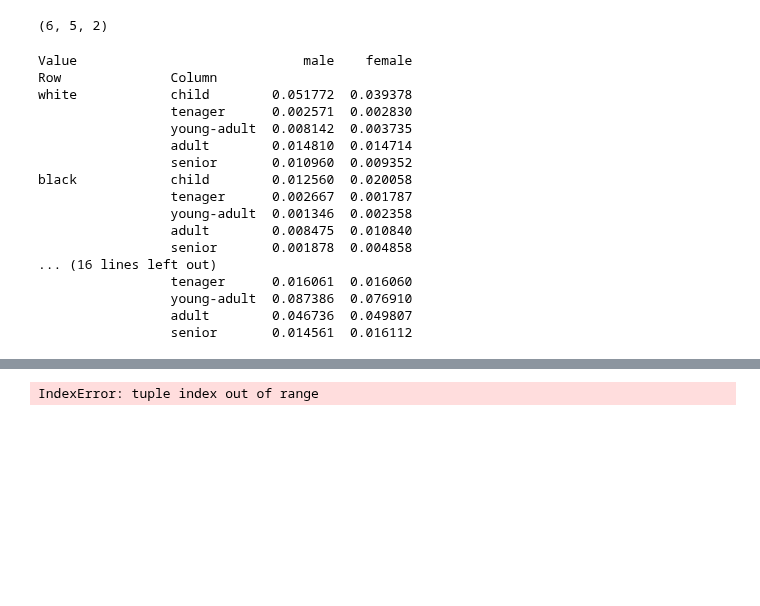
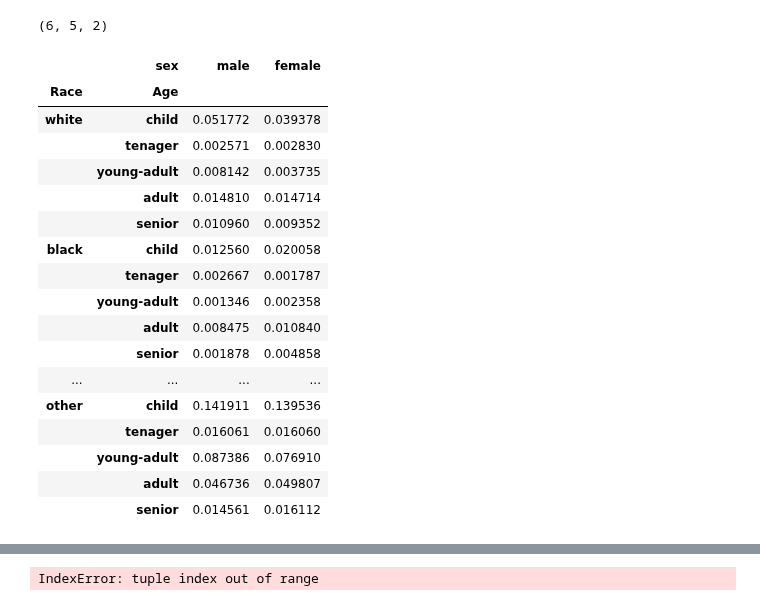
Before and after one commit to abuudarda/synthetic-population-simulation, a Jupyter notebook: Multidimensional_IPF_1.ipynb, the cells around one changed output, grey strips where cells are left out. Drawn from its saved outputs; the diff is of its cells as text; code cells hidden in the pictures; blank space fills up the shorter version.

```diff
--- a/Multidimensional_IPF_1.ipynb
+++ b/Multidimensional_IPF_1.ipynb
@@ -461,40 +461,41 @@ ages=['child','tenager','young-adult','adult','senior']
 # %%
 import numpy as np
 import matplotlib.pyplot as plt
 from mpl_toolkits.mplot3d import Axes3D
 array_3d=w
 # Assuming you have a numpy array called 'data' with shape (6, 5, 2)
 # Replace 'data' with the actual name of your array
 column_names = ['male','female']
 
 # Create row and column index labels
 row_labels = ['white','black','native','asian','pacific-islander','other']
 column_labels = ['child','tenager','young-adult','adult','senior']
 
 # Create multi-index for rows and columns
-row_index = pd.MultiIndex.from_product([row_labels, column_labels], names=['Row', 'Column'])
-column_index = pd.MultiIndex.from_product([column_names], names=['Value'])
+row_index = pd.MultiIndex.from_product([row_labels, column_labels], names=['Race', 'Age'])
+column_index = pd.MultiIndex.from_product([column_names], names=['sex'])
 
 # Create DataFrame
 df = pd.DataFrame(array_3d.reshape((-1, array_3d.shape[2])), index=row_index, columns=column_index)
 
 # Display the DataFrame
 df
 # %% [output]
-Value                             male    female
-Row              Column
-white            child        0.051772  0.039378
-                 tenager      0.002571  0.002830
-                 young-adult  0.008142  0.003735
-                 adult        0.014810  0.014714
-                 senior       0.010960  0.009352
-black            child        0.012560  0.020058
-                 tenager      0.002667  0.001787
-                 young-adult  0.001346  0.002358
-                 adult        0.008475  0.010840
-                 senior       0.001878  0.004858
-... (16 lines left out)
-                 tenager      0.016061  0.016060
-                 young-adult  0.087386  0.076910
-                 adult        0.046736  0.049807
-                 senior       0.014561  0.016112
+|  | sex | male | female |
+| Race | Age |  |  |
+| white | child | 0.051772 | 0.039378 |
+|  | tenager | 0.002571 | 0.002830 |
+|  | young-adult | 0.008142 | 0.003735 |
+|  | adult | 0.014810 | 0.014714 |
+|  | senior | 0.010960 | 0.009352 |
+| black | child | 0.012560 | 0.020058 |
+|  | tenager | 0.002667 | 0.001787 |
+|  | young-adult | 0.001346 | 0.002358 |
+|  | adult | 0.008475 | 0.010840 |
+|  | senior | 0.001878 | 0.004858 |
+| ... | ... | ... | ... |
+| other | child | 0.141911 | 0.139536 |
+|  | tenager | 0.016061 | 0.016060 |
+|  | young-adult | 0.087386 | 0.076910 |
+|  | adult | 0.046736 | 0.049807 |
+|  | senior | 0.014561 | 0.016112 |
```
Also changed, not shown: parts of 2 cells of this notebook, 5 other files.
